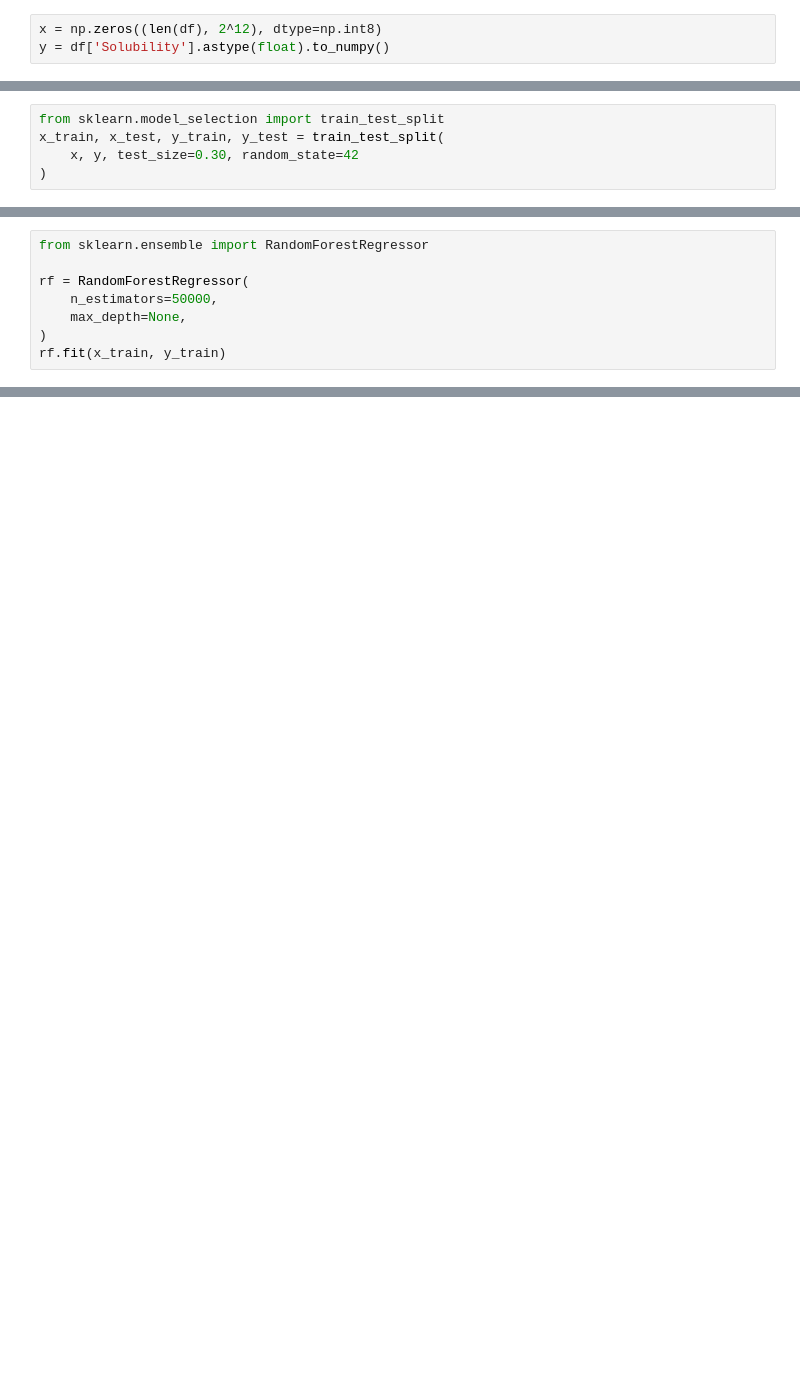
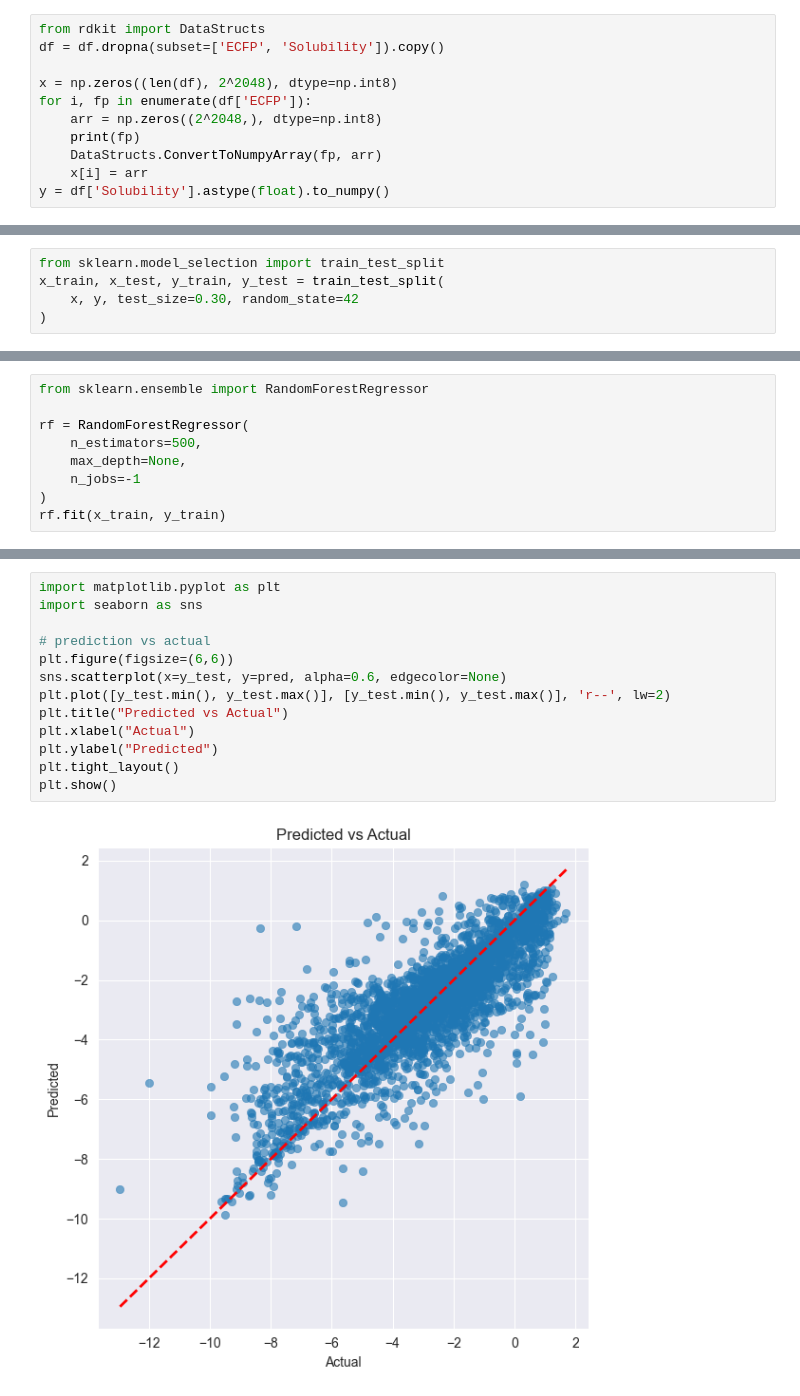
Before and after one commit to lopataa/qspr-qsar-explainability, a Jupyter notebook: qspr/random-forest.ipynb, the cells around one changed output, grey strips where cells are left out. Saved outputs shown, nothing was run; the diff lists cells and outputs as text; blank space fills up the shorter version.

```diff
--- a/qspr/random-forest.ipynb
+++ b/qspr/random-forest.ipynb
@@ -83,3 +97,11 @@ df = df.dropna(subset=['ECFP', 'Solubility']).copy()
 # %%
-x = np.zeros((len(df), 2^12), dtype=np.int8)
+from rdkit import DataStructs
+df = df.dropna(subset=['ECFP', 'Solubility']).copy()
+
+x = np.zeros((len(df), 2^2048), dtype=np.int8)
+for i, fp in enumerate(df['ECFP']):
+    arr = np.zeros((2^2048,), dtype=np.int8)
+    print(fp)
+    DataStructs.ConvertToNumpyArray(fp, arr)
+    x[i] = arr
 y = df['Solubility'].astype(float).to_numpy()
@@ -92,7 +142,8 @@ x_train, x_test, y_train, y_test = train_test_split(
 from sklearn.ensemble import RandomForestRegressor
 
 rf = RandomForestRegressor(
-    n_estimators=50000,
+    n_estimators=500,
     max_depth=None,
+    n_jobs=-1
 )
 rf.fit(x_train, y_train)
@@ -112,0 +171,15 @@ RMSE: 5.567
+# %%
+import matplotlib.pyplot as plt
+import seaborn as sns
+
+# prediction vs actual
+plt.figure(figsize=(6,6))
+sns.scatterplot(x=y_test, y=pred, alpha=0.6, edgecolor=None)
+plt.plot([y_test.min(), y_test.max()], [y_test.min(), y_test.max()], 'r--', lw=2)
+plt.title("Predicted vs Actual")
+plt.xlabel("Actual")
+plt.ylabel("Predicted")
+plt.tight_layout()
+plt.show()
+# %% [output]
+[figure, added]
```
Also changed, not shown: parts of 10 cells of this notebook, 1 other file.
